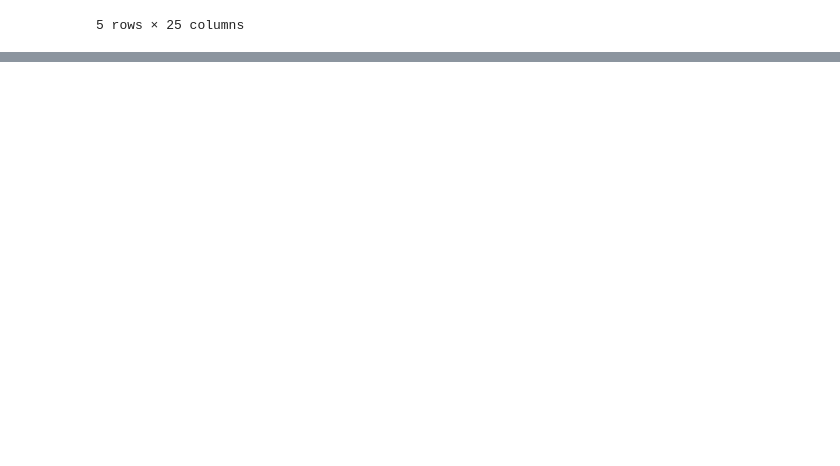
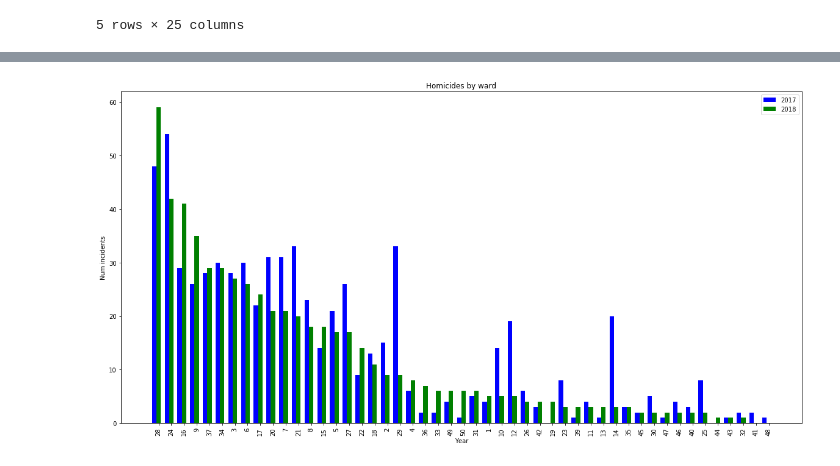
Before and after one commit to alliecollins/ML, a Jupyter notebook: Homework 1 - Q2.ipynb, the cells around one changed output, grey strips where cells are left out. Saved outputs shown, nothing was run; the diff lists cells and outputs as text; code cells hidden in the pictures; blank space fills up the shorter version.

```diff
--- a/Homework 1 - Q2.ipynb
+++ b/Homework 1 - Q2.ipynb
@@ -104,0 +171,7 @@ census_merge.head()
+# %%
+homicide = results_df.loc[results_df["primary_type"] == 'HOMICIDE']
+ward_hom = homicide.groupby(["ward","year"]).size()
+ward_hom = ward_hom.unstack()
+ward_hom_sorted = ward_hom.sort_values(by='2018',ascending=False)
+ward_hom_sorted.fillna(0.0,inplace=True)
+ward_hom_sorted
@@ -104,0 +197,23 @@ census_merge.head()
+# %%
+n = ward_hom_sorted.shape[0]
+num_2017 = ward_hom_sorted['2017']
+num_2018 = ward_hom_sorted['2018']
+fig, ax = plt.subplots(figsize=(20, 10))
+index = np.arange(n)
+bar_width = 0.35
+rects1 = plt.bar(index, num_2017, bar_width,
+color='b',
+label='2017')
+
+rects2 = plt.bar(index + bar_width, num_2018, bar_width,
+color='g',
+label='2018')
+
+plt.xlabel('Year')
+plt.ylabel('Num incidents')
+plt.title('Homicides by ward')
+plt.xticks(index + bar_width, list(ward_hom_sorted.index),rotation=90)
+plt.legend()
+plt.show()
+# %% [output]
+[figure, added]
```
Also changed, not shown: parts of 22 cells of this notebook, 1 other file.
